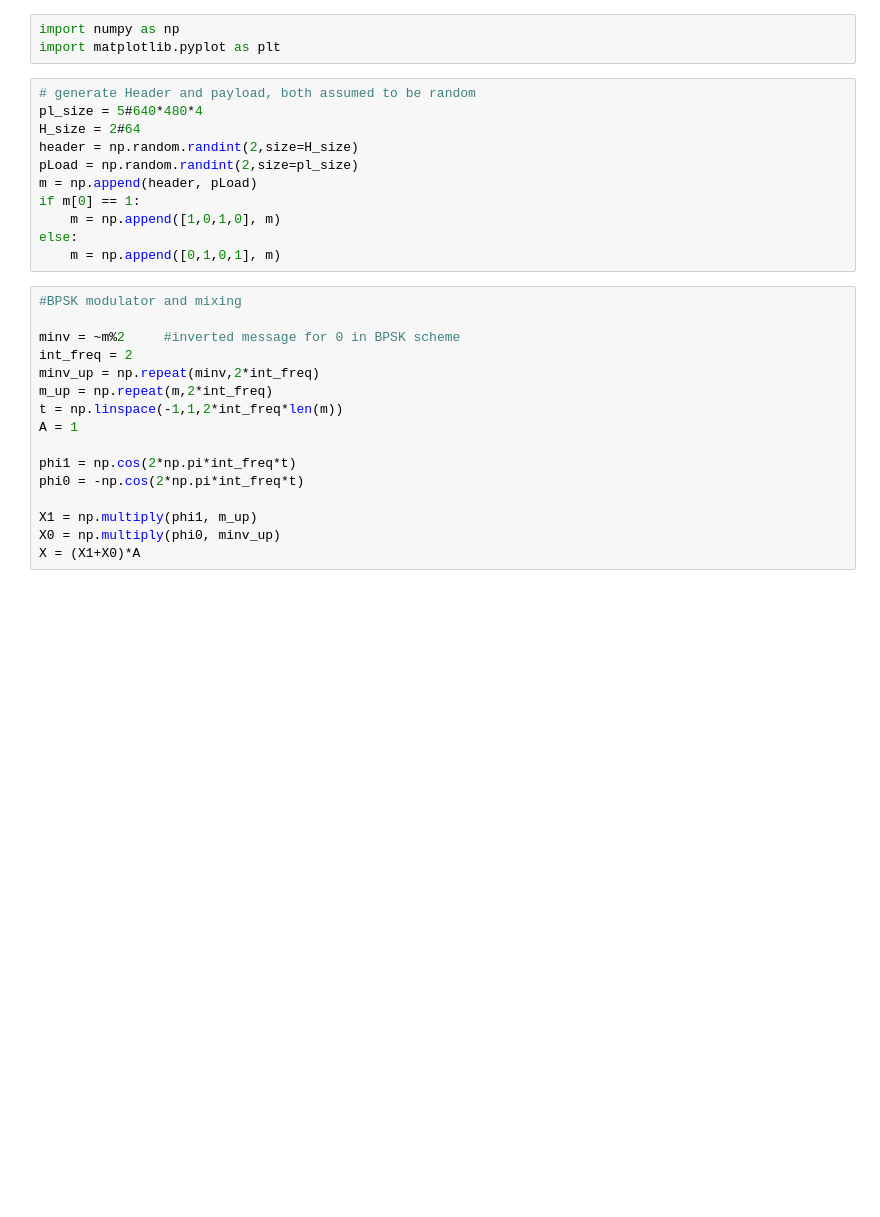
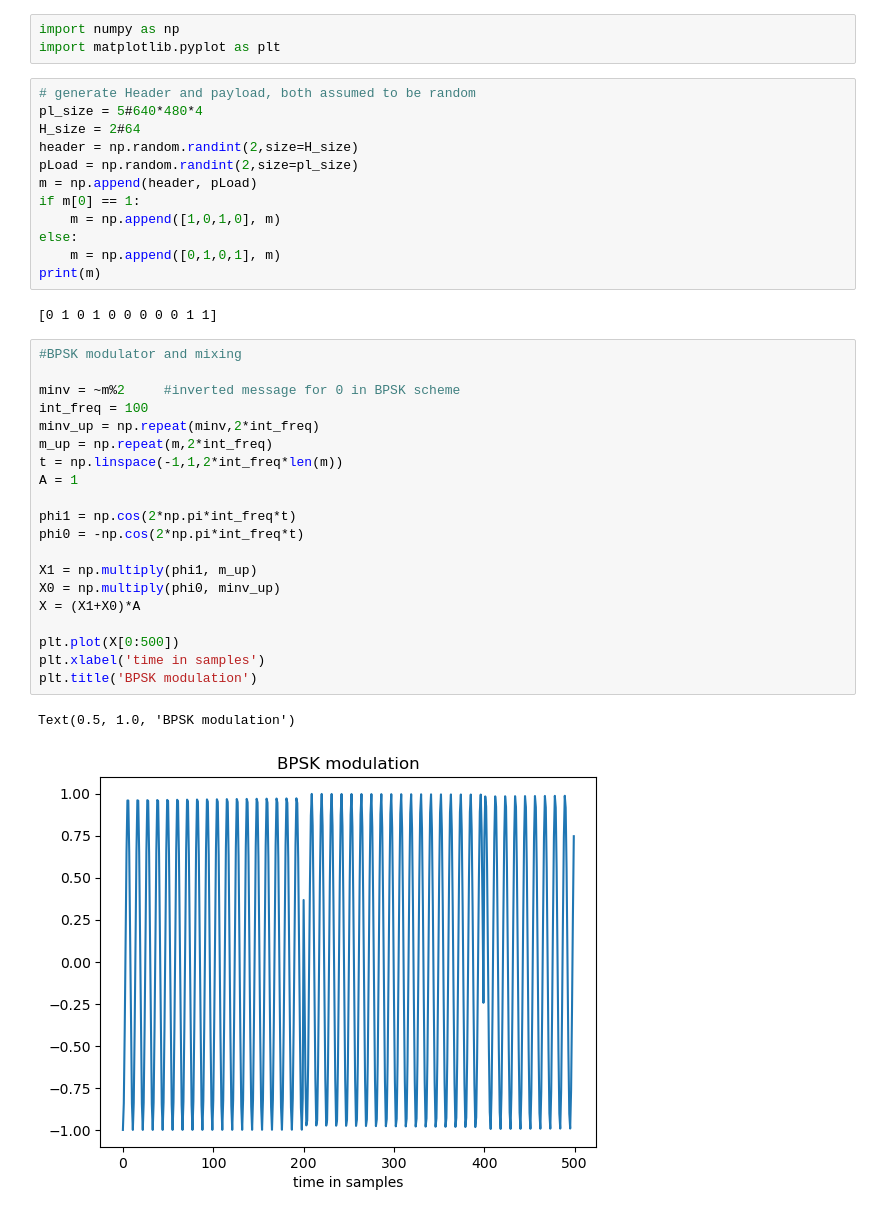
Before and after one commit to rhit-gardneml/Macrophthalmus, a Jupyter notebook: signalFlow.ipynb, the cells around one changed output. Drawn from its saved outputs; the diff is of its cells as text; blank space fills up the shorter version.

Commit message:
Ideal coherance BPSK demodulation and 200 samples downsampling to convert binary --> bpsk -->AWGN --> square --->binary

```diff
--- a/signalFlow.ipynb
+++ b/signalFlow.ipynb
@@ -12,20 +12,30 @@ if m[0] == 1:
     m = np.append([1,0,1,0], m)
 else:
     m = np.append([0,1,0,1], m)
+print(m)
+# %% [output]
+[0 1 0 1 0 0 0 0 0 1 1]
 # %%
 #BPSK modulator and mixing
 
 minv = ~m%2     #inverted message for 0 in BPSK scheme
-int_freq = 2
+int_freq = 100
 minv_up = np.repeat(minv,2*int_freq)
 m_up = np.repeat(m,2*int_freq)
 t = np.linspace(-1,1,2*int_freq*len(m))
 A = 1
 
 phi1 = np.cos(2*np.pi*int_freq*t)
 phi0 = -np.cos(2*np.pi*int_freq*t)
 
 X1 = np.multiply(phi1, m_up)
 X0 = np.multiply(phi0, minv_up)
 X = (X1+X0)*A
+
+plt.plot(X[0:500])
+plt.xlabel('time in samples')
+plt.title('BPSK modulation')
+# %% [output]
+Text(0.5, 1.0, 'BPSK modulation')
+[figure, added]
 # %%
```
Also changed, not shown: parts of 3 cells of this notebook.
